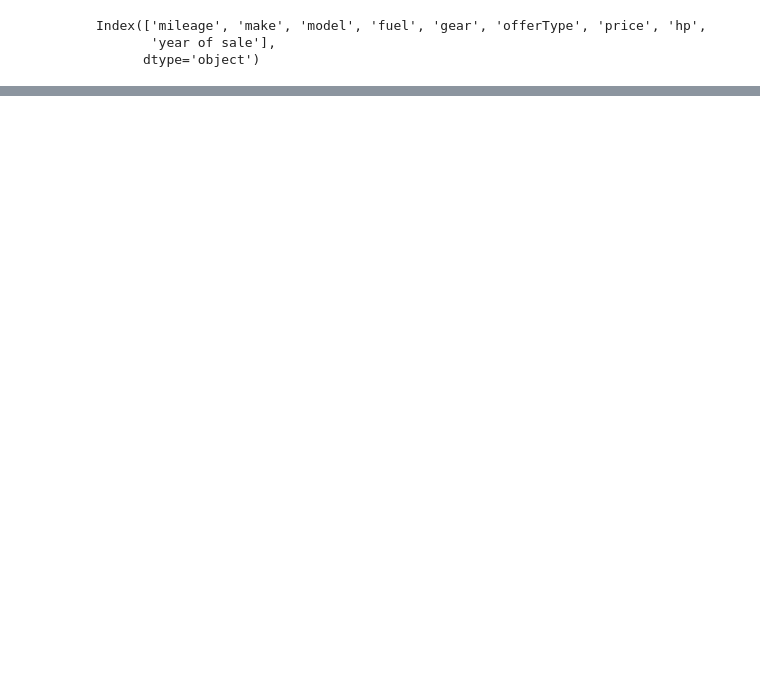
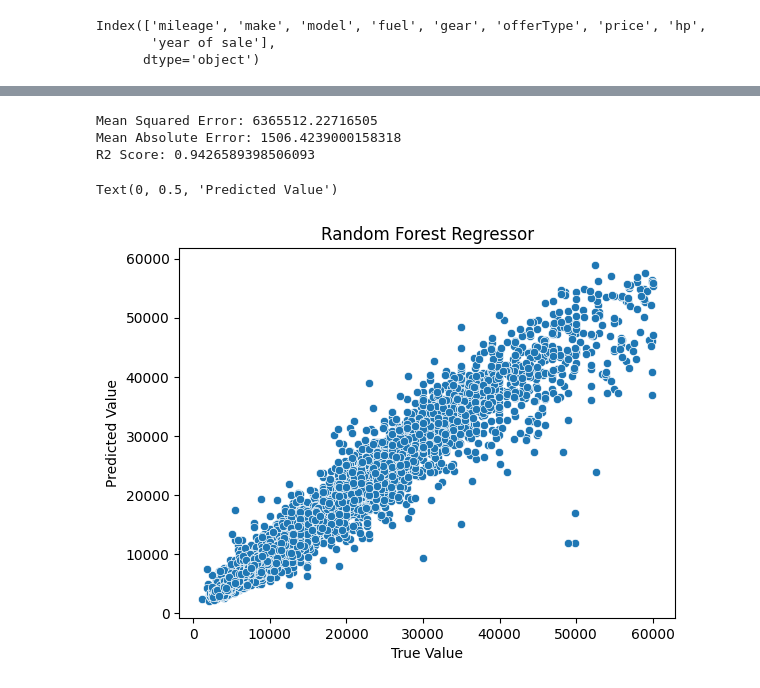
Before and after one commit to bayzero91/Autoscout_Analytics_Project_V2, a Jupyter notebook: EDA_&_ ML.ipynb, the cells around one changed output, grey strips where cells are left out. Drawn from its saved outputs; the diff is of its cells as text; code cells hidden in the pictures; blank space fills up the shorter version.

```diff
--- a/EDA_&_ ML.ipynb
+++ b/EDA_&_ ML.ipynb
@@ -99,0 +118,8 @@ data.describe()
+# %%
+#Train Test Split
+X = data.drop(columns=["price"])
+y = data["price"]
+X_train, X_test, y_train, y_test = train_test_split(X, y, test_size=0.2, random_state=42)
+# %%
+lr_clf = LinearRegression()
+lr_clf.fit(X_train, y_train)
@@ -99,0 +145,19 @@ data.describe()
+# %%
+rf_clf = RandomForestRegressor()
+rf_clf.fit(X_train, y_train)
+y_rf_pred = rf_clf.predict(X_test)
+print(f'Mean Squared Error: {mean_squared_error(y_test, y_rf_pred)}')
+print(f'Mean Absolute Error: {mean_absolute_error(y_test, y_rf_pred)}')
+print(f'R2 Score: {r2_score(y_test, y_rf_pred)}')
+# %% [output]
+Mean Squared Error: 6365512.22716505
+Mean Absolute Error: 1506.4239000158318
+R2 Score: 0.9426589398506093
+# %%
+sns.scatterplot(x=y_test, y=y_rf_pred)
+plt.title('Random Forest Regressor')
+plt.xlabel('True Value')
+plt.ylabel('Predicted Value')
+# %% [output]
+Text(0, 0.5, 'Predicted Value')
+[figure, added]
```
Also changed, not shown: parts of 22 cells of this notebook.
